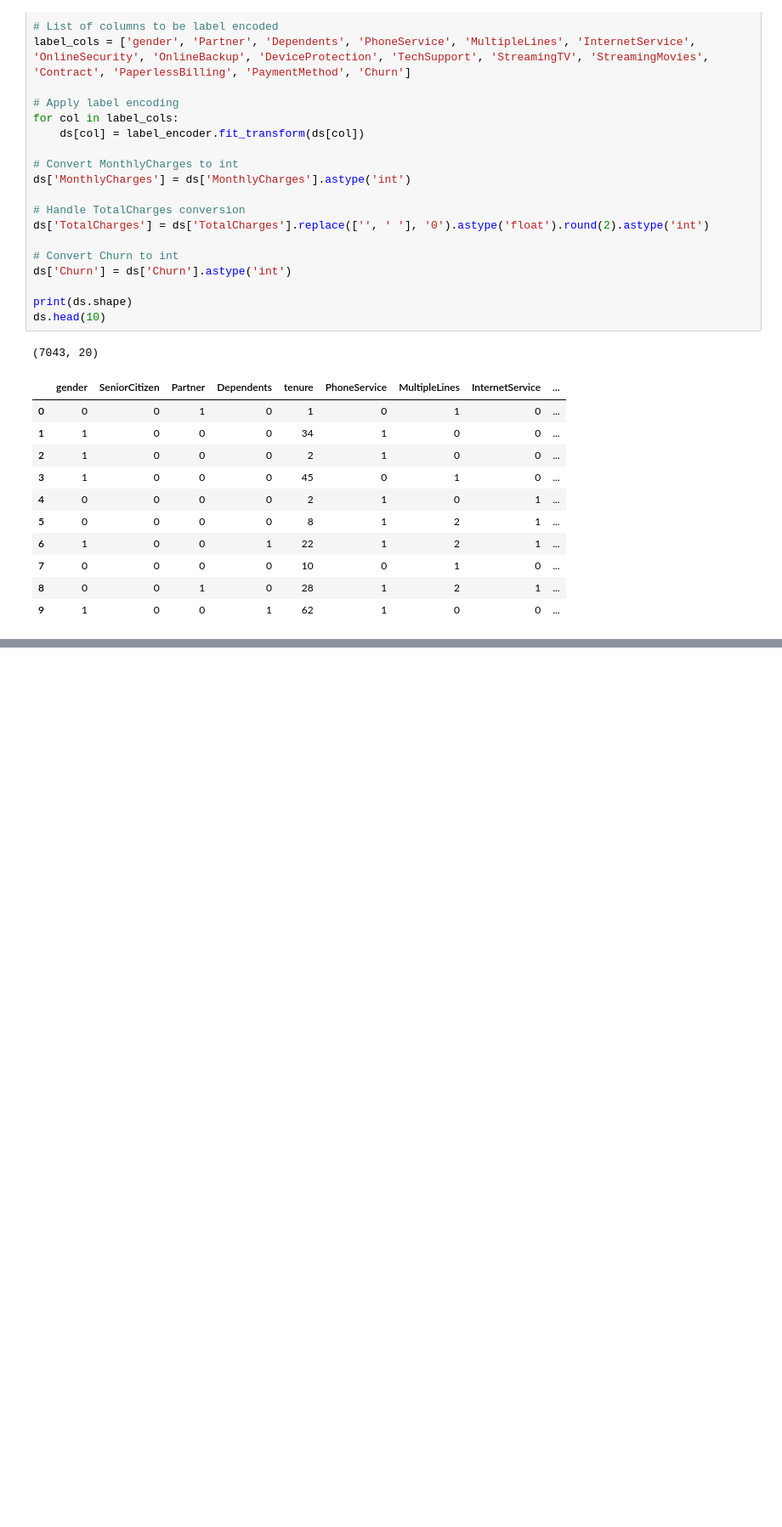
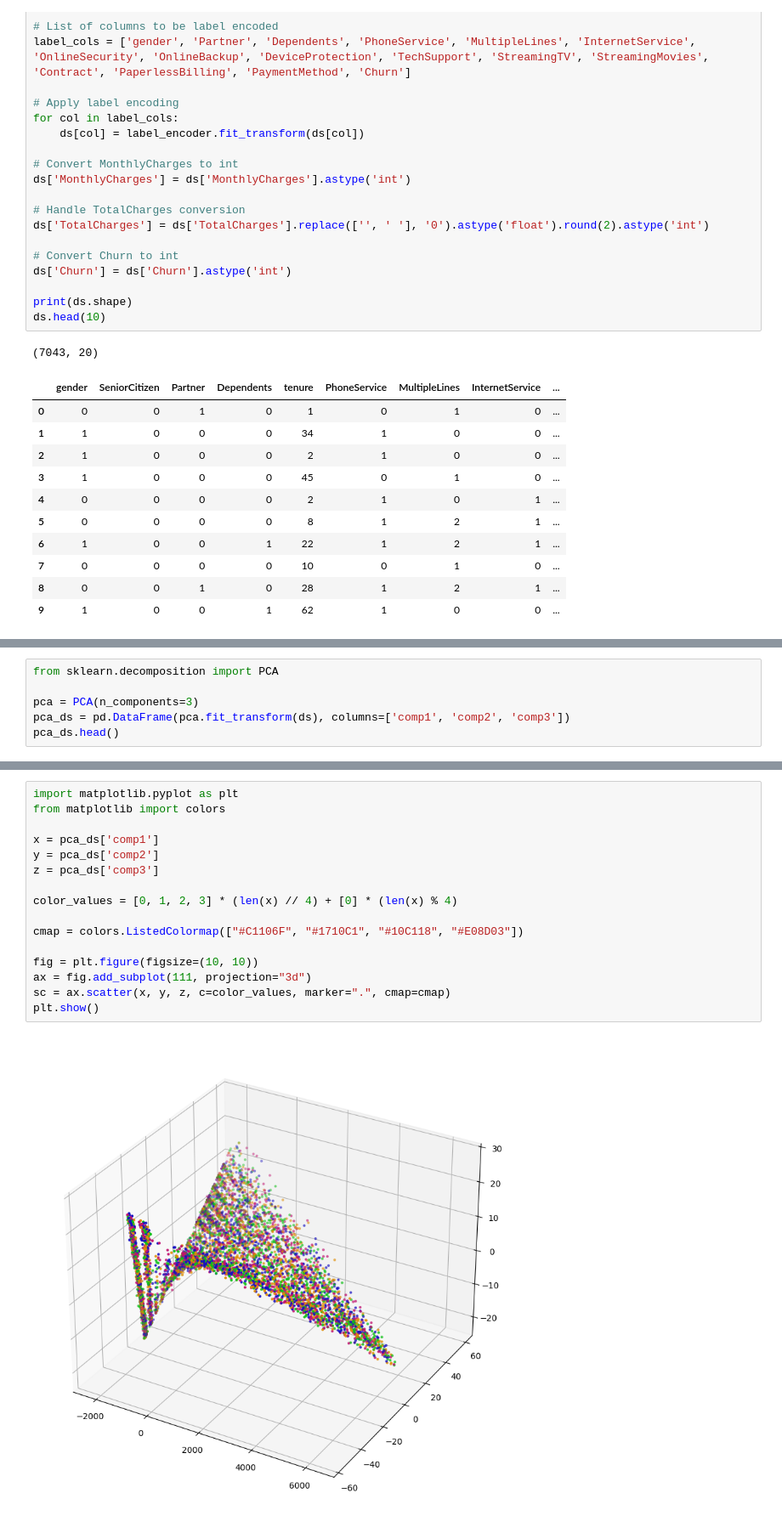
Before and after one commit to MrzAhmadi/Telco-Customer-Churn, a Jupyter notebook: notebook.ipynb, the cells around one changed output, grey strips where cells are left out. Shown at 85% size. Cells and saved outputs as stored; diff of their text form; blank space fills up the shorter version.

```diff
--- a/notebook.ipynb
+++ b/notebook.ipynb
@@ -138,0 +173,6 @@ ds.head(10)
+# %%
+from sklearn.decomposition import PCA
+
+pca = PCA(n_components=3)
+pca_ds = pd.DataFrame(pca.fit_transform(ds), columns=['comp1', 'comp2', 'comp3'])
+pca_ds.head()
@@ -138,0 +186,18 @@ ds.head(10)
+# %%
+import matplotlib.pyplot as plt
+from matplotlib import colors
+
+x = pca_ds['comp1']
+y = pca_ds['comp2']
+z = pca_ds['comp3']
+
+color_values = [0, 1, 2, 3] * (len(x) // 4) + [0] * (len(x) % 4)
+
+cmap = colors.ListedColormap(["#C1106F", "#1710C1", "#10C118", "#E08D03"])
+
+fig = plt.figure(figsize=(10, 10))
+ax = fig.add_subplot(111, projection="3d")
+sc = ax.scatter(x, y, z, c=color_values, marker=".", cmap=cmap)
+plt.show()
+# %% [output]
+[figure, added]
```
Also changed, not shown: parts of 3 cells of this notebook.
